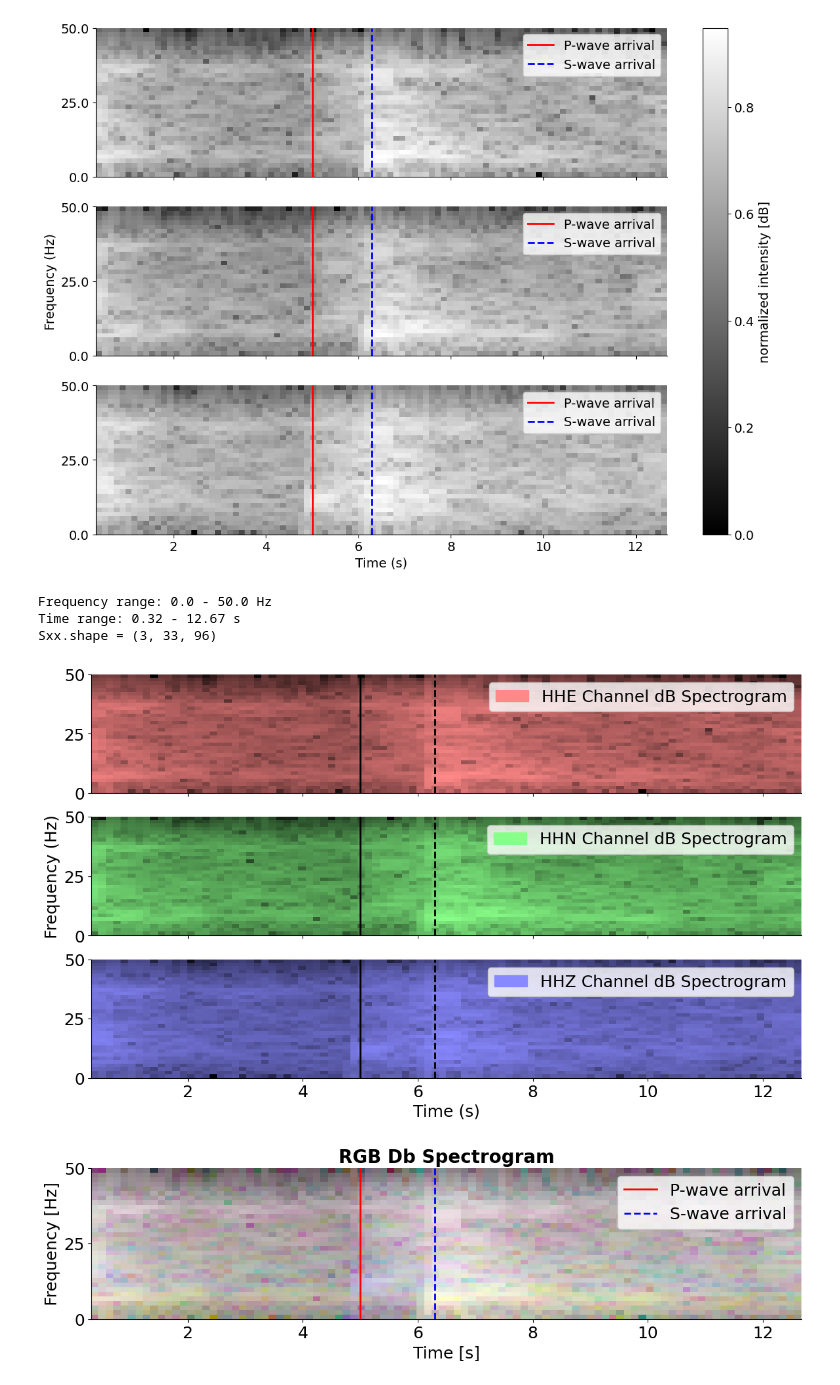
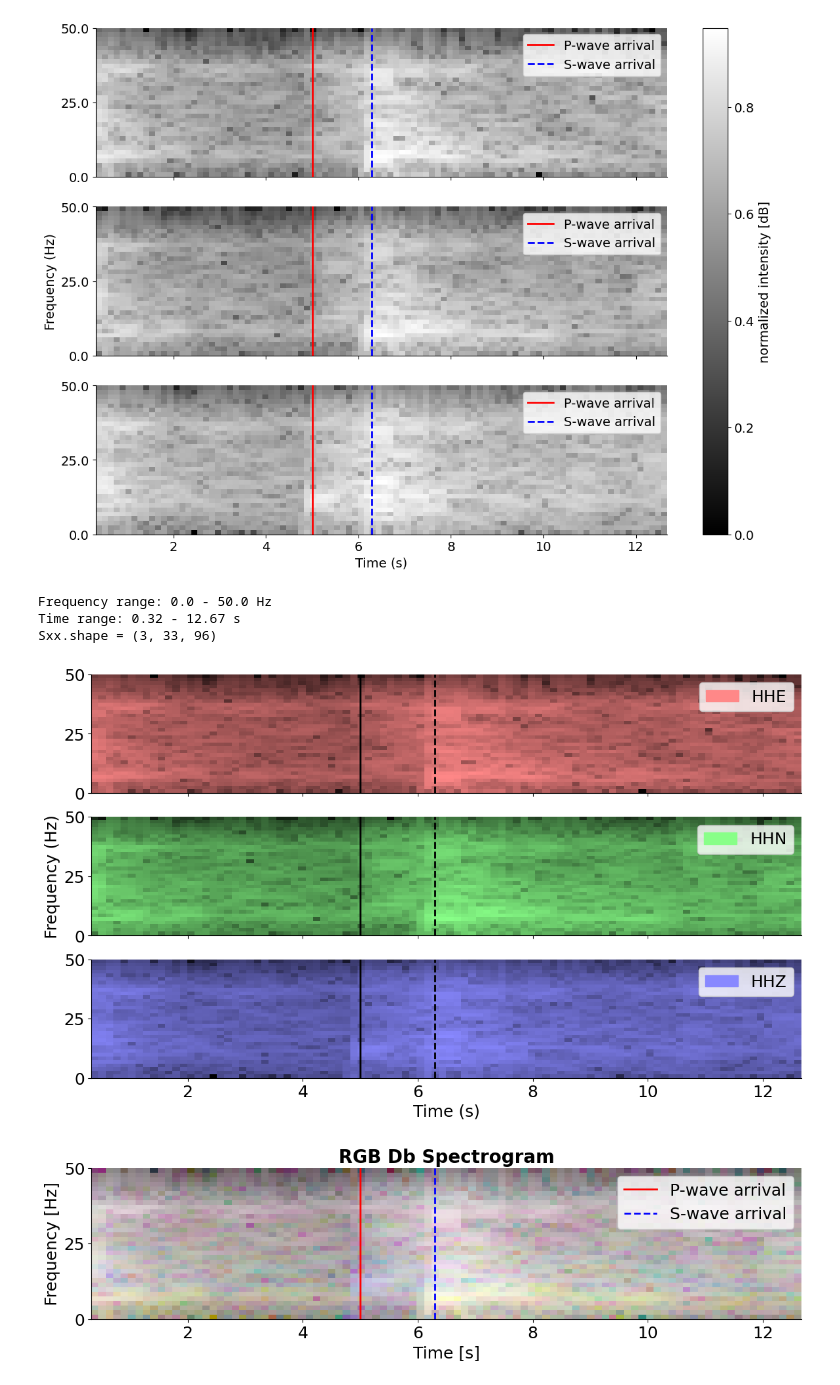
Before and after one commit to mich1803/CNN-Explainability-on-Earthquakes, a Jupyter notebook: preprocessing/preprocess.ipynb, the cells around one changed output. Cells and saved outputs as stored; diff of their text form; code cells hidden in the pictures.

```diff
--- a/preprocessing/preprocess.ipynb
+++ b/preprocessing/preprocess.ipynb
@@ -106,7 +106,7 @@ try:
     maxy = np.round(np.max(np.abs(waveform)), -5)
     yticks = np.linspace(-maxy, maxy, num=3)  # Ensure y-axis ticks reach maxy
 
-    ax[0].plot(time, waveform[0], c='k', lw=1, label='HHE Channel Waveform')
+    ax[0].plot(time, waveform[0], c='k', lw=1, label='HHE')
     ax[0].axvline(5, color='red', lw=2, alpha=1)
     ax[0].axvline(5 + df.iloc[idx].p_s_diff_sec, color='blue', lw=2, alpha=1, ls = 'dashed')
     ax[0].set_xlim(time[0], round(time[-1]))
@@ -117,10 +117,10 @@ try:
     ax[0].ticklabel_format(style='sci', axis='y', scilimits=(0, 0))
     #ax[0].set_title('HHE Channel Waveform', fontsize=16, fontweight='bold')
 
-    ax[1].plot(time, waveform[1], c='k', lw=1, label='HHN Channel Waveform')
+    ax[1].plot(time, waveform[1], c='k', lw=1, label='HHN')
     ax[1].axvline(5, color='red',  lw=2, alpha=1)
     ax[1].axvline(5 + df.iloc[idx].p_s_diff_sec, color='blue',  lw=2, alpha=1, ls = 'dashed')
-    ax[1].set_ylabel('npts')
+    ax[1].set_ylabel('counts')
     ax[1].grid(True, alpha=0.25, axis='x', linestyle=':')
     ax[1].legend(loc = 'upper right')
     ax[1].set_ylim(-maxy, maxy)
@@ -128,7 +128,7 @@ try:
     ax[1].ticklabel_format(style='sci', axis='y', scilimits=(0, 0))
     #ax[1].set_title('HHN Channel Waveform', fontsize=16, fontweight='bold')
 
-    ax[2].plot(time, waveform[2], c='k', lw=1, label='HHZ Channel Waveform')
+    ax[2].plot(time, waveform[2], c='k', lw=1, label='HHZ')
     ax[2].axvline(5, c='red',  lw=2, alpha=1)
     ax[2].axvline(5 + df.iloc[idx].p_s_diff_sec, color='blue',  lw=2, alpha=1, ls = 'dashed')
     ax[2].set_xlabel('Time [s]')
@@ -228,35 +228,35 @@ try:
             Sxx[i], aspect='auto', cmap=custom_colormaps[i], origin='lower',
             extent=[t[0], t[-1], f[0], f[-1]]
         )
         axes[i].axvline(5, c='black', lw=2, alpha=1)
         axes[i].axvline(5 + df.iloc[idx].p_s_diff_sec, color='black', lw=2, alpha=1, ls='dashed')
 
         # Set y-axis ticks and labels
         int_ticks = np.round(np.linspace(f[0], f[-1], num=3)).astype(int)
         axes[i].set_yticks(int_ticks)
         axes[i].set_yticklabels([str(freq) for freq in int_ticks])
 
         # Create custom legend
-        legend_patch = mpatches.Patch(color=legend_colors[i], label=f"{components[i]} Channel dB Spectrogram")
+        legend_patch = mpatches.Patch(color=legend_colors[i], label=f"{components[i]}")
         axes[i].legend(handles=[legend_patch], loc='upper right')
 
     axes[-1].set_xlabel("Time (s)")
     axes[1].set_ylabel("Frequency (Hz)")
 
     print(f"Frequency range: {f[0].item()} - {f[-1].item()} Hz")
     print(f"Time range: {t[0].item()} - {t[-1].item()} s")
     print(f"{Sxx.shape = }")
 
 except Exception as e:
     print(f'Unable to plot {df.trace_name[idx]}: {e}')
     plt.close()
 
 hdf.close()
 # %% [output]
 Frequency range: 0.0 - 50.0 Hz
 Time range: 0.32 - 12.67 s
 Sxx.shape = (3, 33, 96)
-[figure, old version]
+[figure, new version]
 # %%
 rgb_log_spectrogram = Sxx.transpose((1, 2, 0))
 
```
Also changed, not shown: parts of 1 cell of this notebook, 3 other files.
